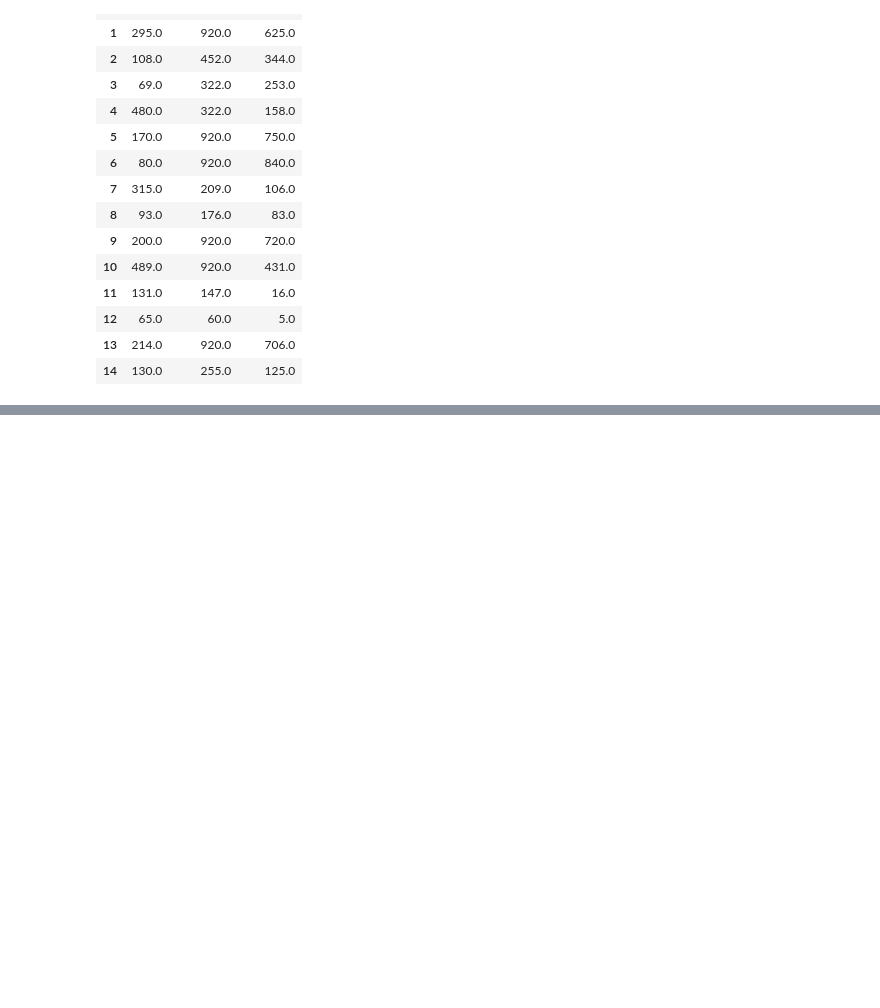
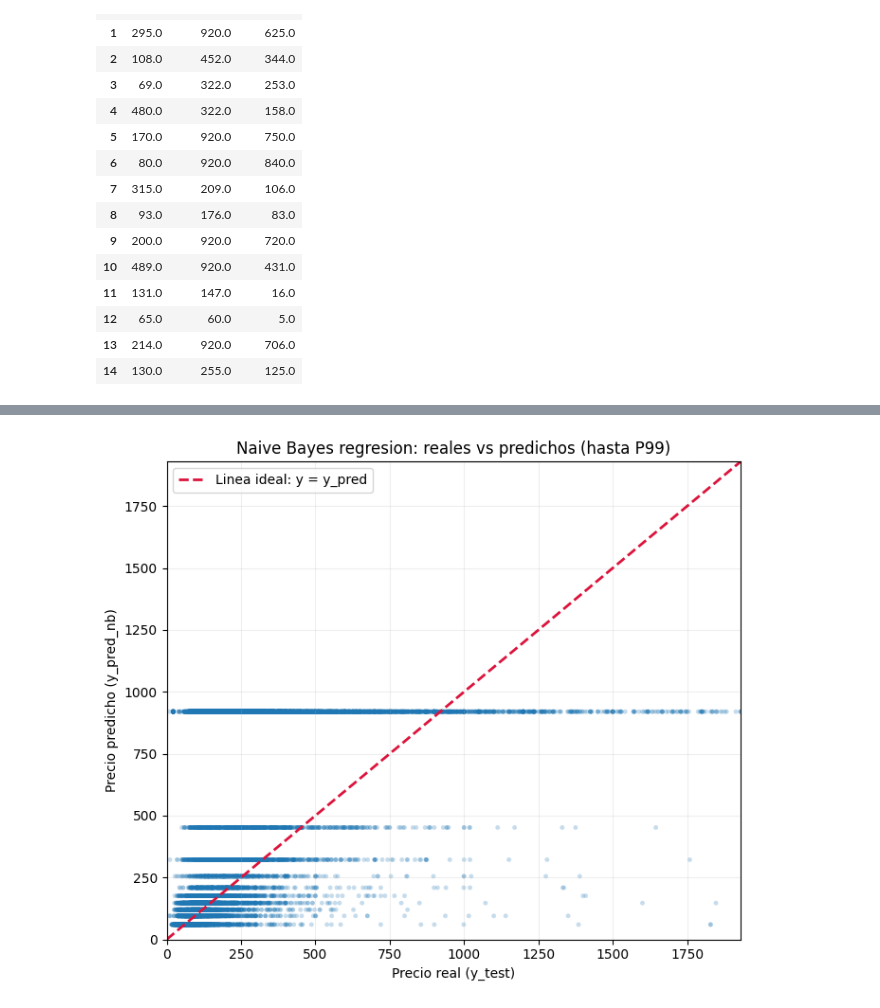
Before and after one commit to jcdiegolopez/MD-LAB05, a Jupyter notebook: main.ipynb, the cells around one changed output, grey strips where cells are left out. Cells and saved outputs as stored; diff of their text form; code cells hidden in the pictures; blank space fills up the shorter version.

```diff
--- a/main.ipynb
+++ b/main.ipynb
@@ -199,0 +260,21 @@ display(comparison_preview.round(2))
+# %%
+# Grafica de valores reales vs predichos
+import matplotlib.pyplot as plt
+
+# Para mejor lectura visual, se usa limite hasta p99 en ambos ejes
+axis_max = np.quantile(np.r_[y_test.values, y_pred_nb.values], 0.99)
+
+plt.figure(figsize=(7, 6))
+plt.scatter(y_test, y_pred_nb, alpha=0.25, s=12, color='#1f77b4', edgecolors='none')
+plt.plot([0, axis_max], [0, axis_max], color='crimson', linestyle='--', linewidth=2, label='Linea ideal: y = y_pred')
+plt.xlim(0, axis_max)
+plt.ylim(0, axis_max)
+plt.xlabel('Precio real (y_test)')
+plt.ylabel('Precio predicho (y_pred_nb)')
+plt.title('Naive Bayes regresion: reales vs predichos (hasta P99)')
+plt.legend()
+plt.grid(alpha=0.2)
+plt.tight_layout()
+plt.show()
+# %% [output]
+[figure, added]
```
Also changed, not shown: parts of 3 cells of this notebook.
